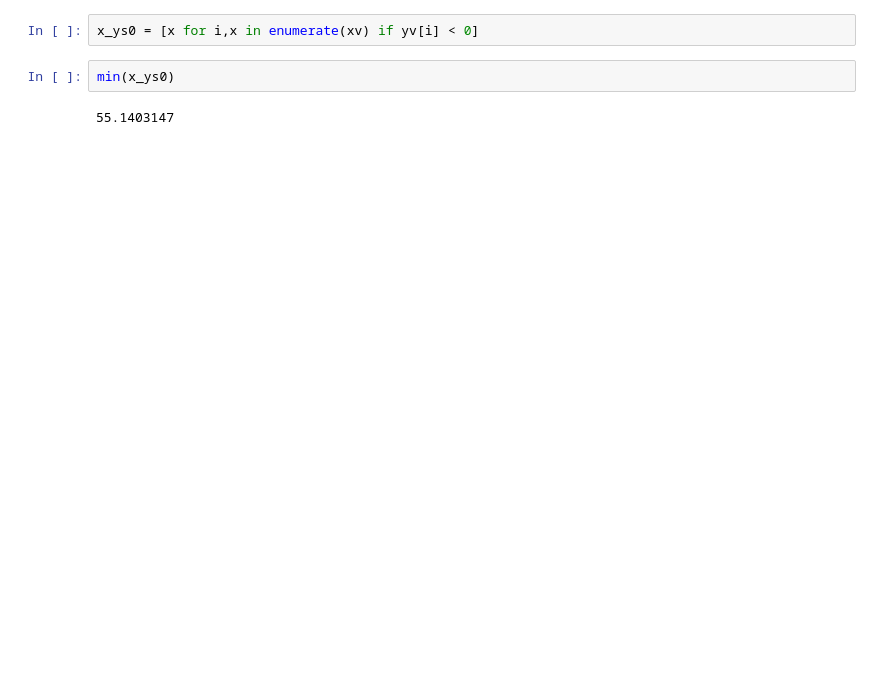
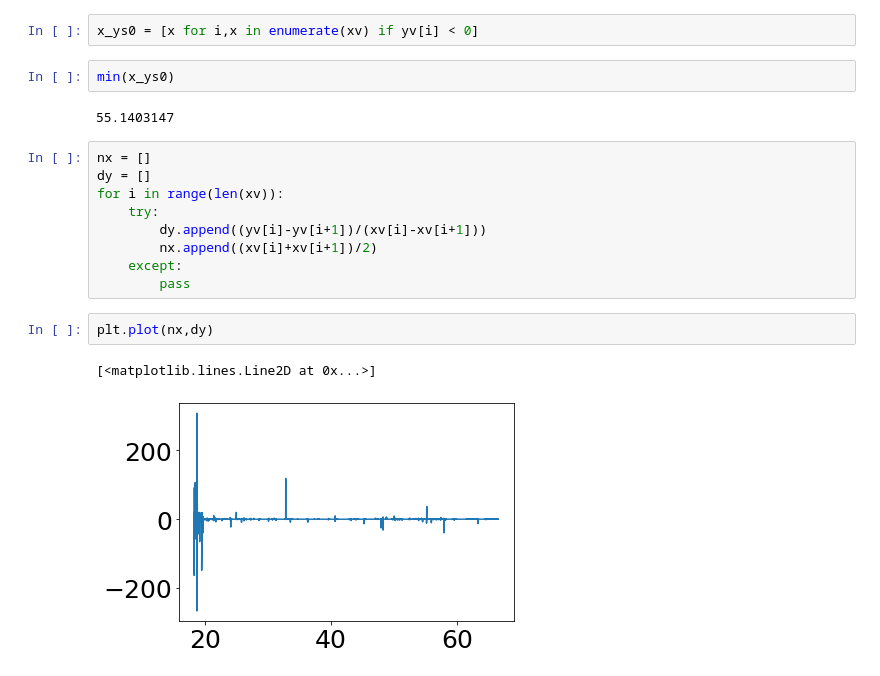
Before and after one commit to PI0nk/Praktikum-test, a Jupyter notebook: B 2.4/Measurements/Teil 3/Teil 3.ipynb, the cells around one changed output. Saved outputs shown, nothing was run; the diff lists cells and outputs as text; blank space fills up the shorter version.

```diff
--- a/B 2.4/Measurements/Teil 3/Teil 3.ipynb
+++ b/B 2.4/Measurements/Teil 3/Teil 3.ipynb
@@ -43,3 +74,17 @@ x_ys0 = [x for i,x in enumerate(xv) if yv[i] < 0]
 min(x_ys0)
 # %% [output]
 55.1403147
+# %%
+nx = []
+dy = []
+for i in range(len(xv)):
+    try:
+        dy.append((yv[i]-yv[i+1])/(xv[i]-xv[i+1]))
+        nx.append((xv[i]+xv[i+1])/2)
+    except:
+        pass
+# %%
+plt.plot(nx,dy)
+# %% [output]
+[<matplotlib.lines.Line2D at 0x...>]
+[figure, added]
```
Also changed, not shown: parts of 3 cells of this notebook, 6 other files.
